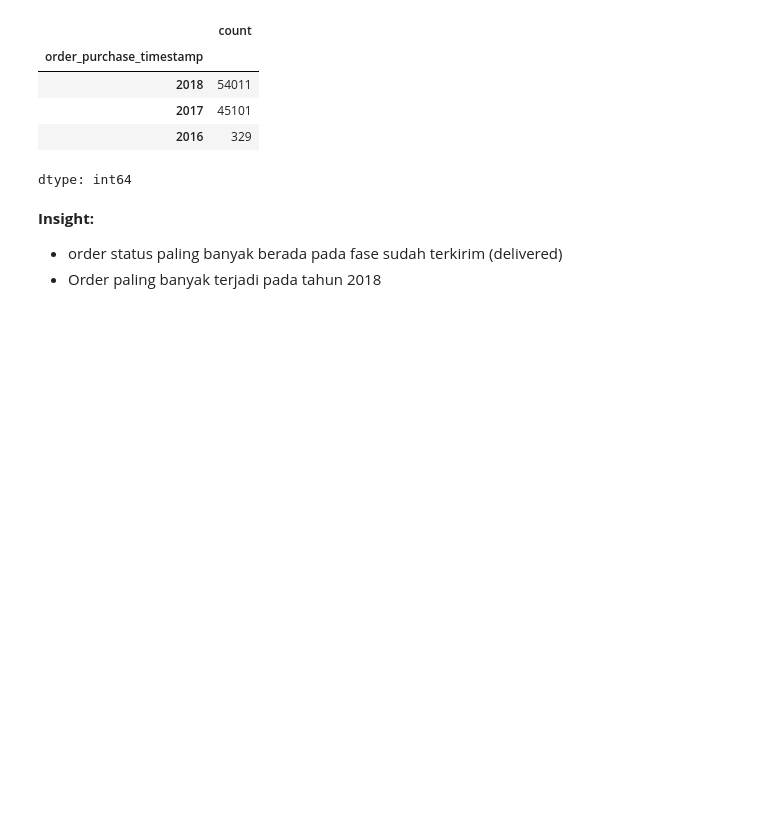
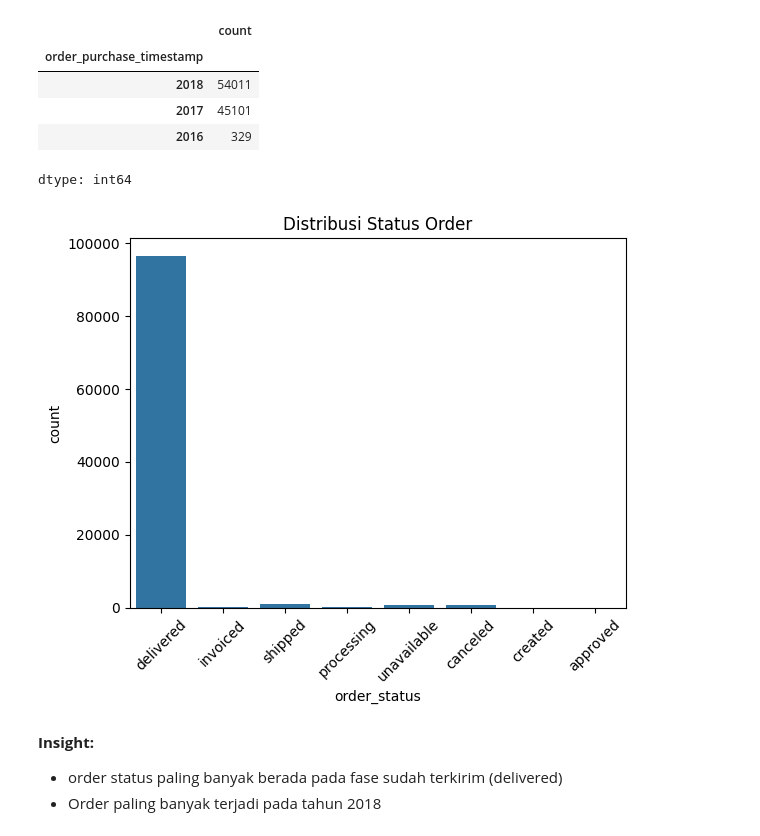
Before and after one commit to y3nu5/submission-proyek-data-analisis, a Jupyter notebook: notebook.ipynb, the cells around one changed output. Cells and saved outputs as stored; diff of their text form; code cells hidden in the pictures; blank space fills up the shorter version.

```diff
--- a/notebook.ipynb
+++ b/notebook.ipynb
@@ -1001,6 +1001,14 @@ orders_df['order_purchase_timestamp'].dt.year.value_counts()
 | 2017 | 45101 |
 | 2016 | 329 |
 dtype: int64
+# %%
+# Status order
+sns.countplot(x='order_status', data=orders_df)
+plt.xticks(rotation=45)
+plt.title("Distribusi Status Order")
+plt.show()
+# %% [output]
+[figure, added]
 # %% [markdown]
 **Insight:**
 - order status paling banyak berada pada fase sudah terkirim (delivered)
```
Also changed, not shown: parts of 24 cells of this notebook, 1 other file.
